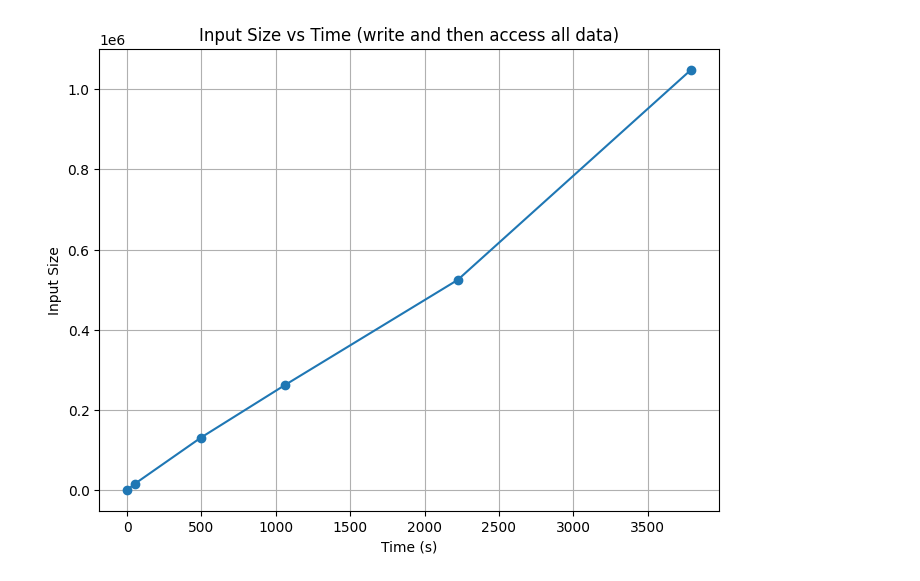
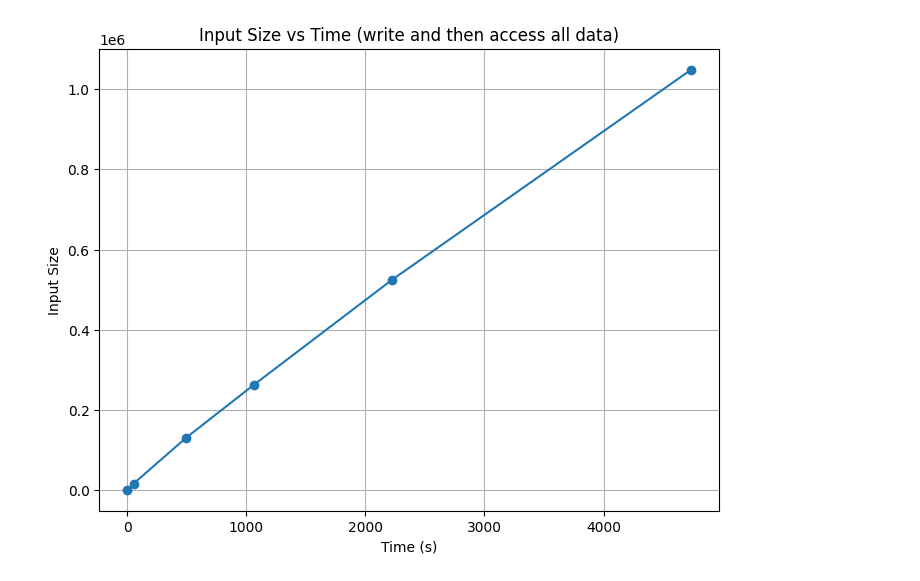
Before and after one commit to rafeabd/Path-ORAM, a Jupyter notebook: performance_graphs/path_oram.ipynb, the cells around one changed output. Cells and saved outputs as stored; diff of their text form; code cells hidden in the pictures.

```diff
--- a/performance_graphs/path_oram.ipynb
+++ b/performance_graphs/path_oram.ipynb
@@ -1,18 +1,18 @@
 # %%
 import matplotlib.pyplot as plt
 
 # Sample data: input sizes and corresponding times
 
 # [2^10, 2^14, 2^20]
 input_sizes = [1024, 16384, 131072, 262144, 524288, 1048576]  # y-axis: size of inputs
-times = [2.24, 53.97, 496.65, 1061.31, 2222.54 ,3792]       # x-axis: time in seconds
+times = [2.24, 53.97, 496.65, 1061.31, 2222.54 ,4735.25]       # x-axis: time in seconds
 
 plt.figure(figsize=(8,6))
 plt.plot(times, input_sizes, marker='o')
 plt.xlabel('Time (s)')
 plt.ylabel('Input Size')
 plt.title('Input Size vs Time (write and then access all data)')
 plt.grid(True)
 plt.show()
 # %% [output]
-[figure, old version]
+[figure, new version]
```
Also changed, not shown: 1 other file.
